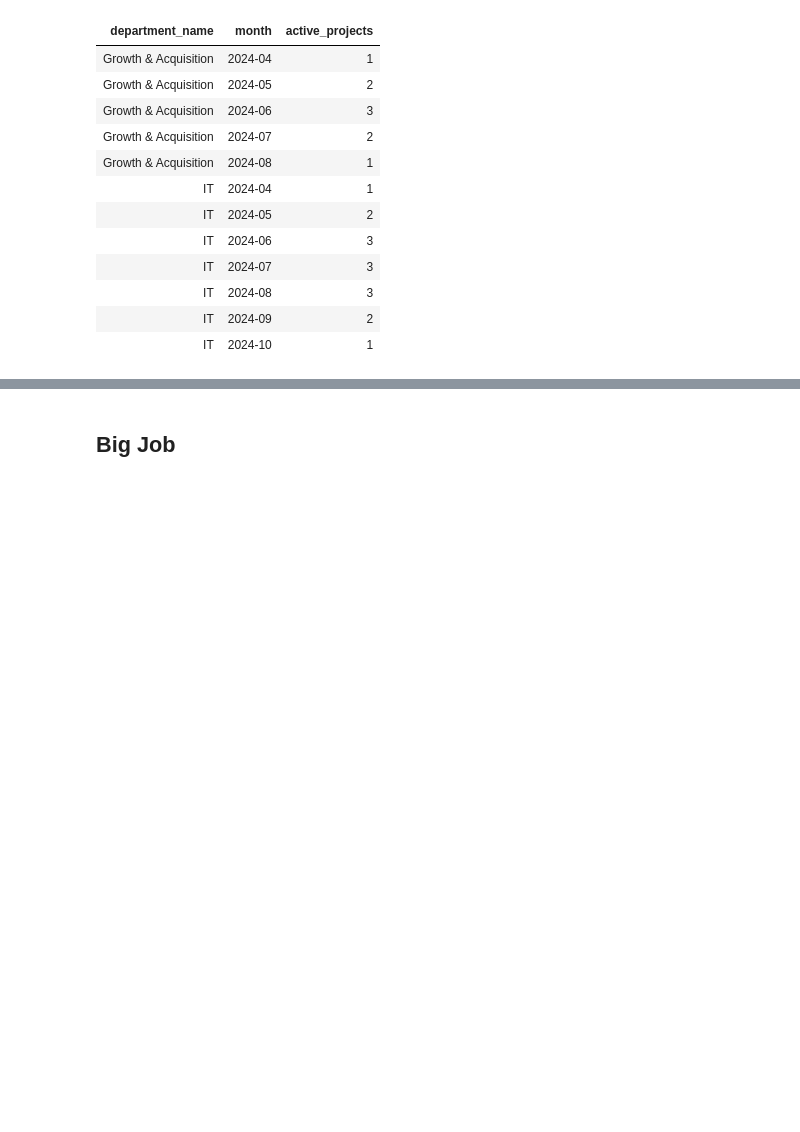
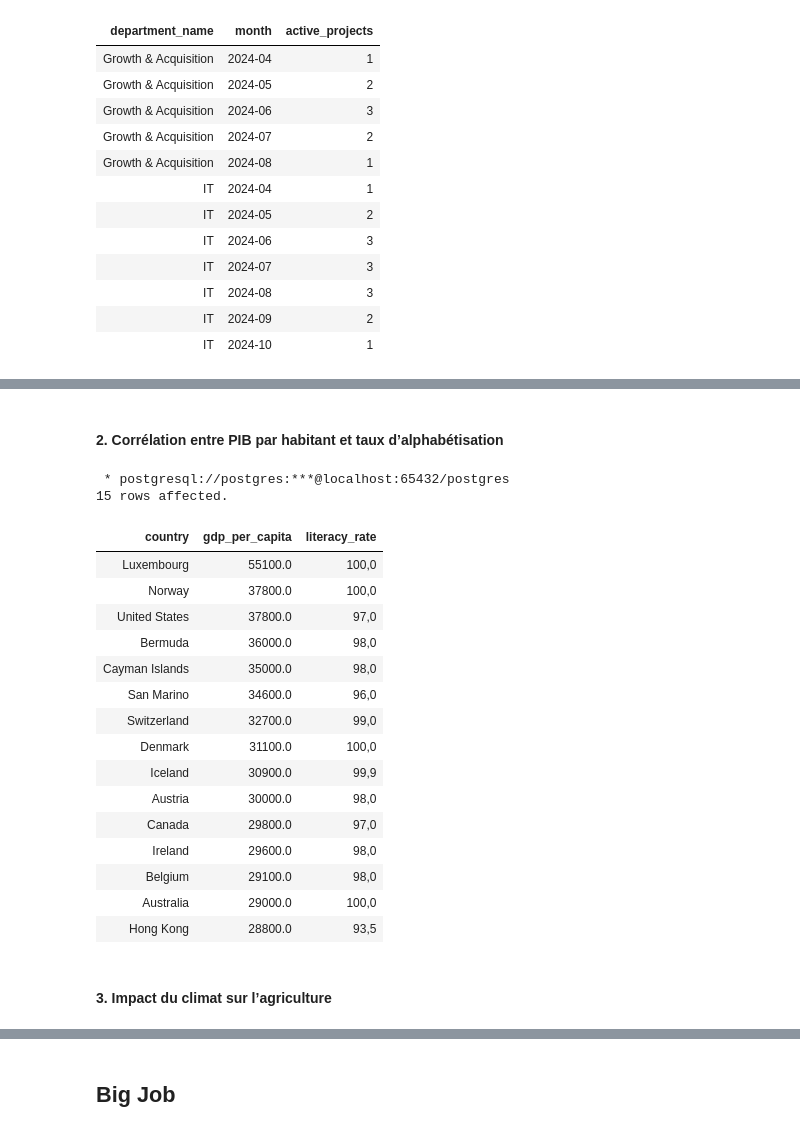
Before and after one commit to Paul-Emmanuel-Buffe/hello-dbms, a Jupyter notebook: notebooks/dbms.ipynb, the cells around one changed output, grey strips where cells are left out. Saved outputs shown, nothing was run; the diff lists cells and outputs as text; code cells hidden in the pictures; blank space fills up the shorter version.

```diff
--- a/notebooks/dbms.ipynb
+++ b/notebooks/dbms.ipynb
@@ -1577,0 +1822,34 @@ ORDER BY department_name, month;
+# %% [markdown]
+#### 2. Corrélation entre PIB par habitant et taux d’alphabétisation
+# %%
+%%sql
+SELECT
+    country,
+    gdp_per_capita,
+    literacy_rate
+FROM country_world
+WHERE gdp_per_capita IS NOT NULL
+  AND literacy_rate IS NOT NULL
+ORDER BY gdp_per_capita DESC
+LIMIT 15
+# %% [output]
+ * postgresql://postgres:***@localhost:65432/postgres
+15 rows affected.
+| country | gdp_per_capita | literacy_rate |
+| Luxembourg | 55100.0 | 100,0 |
+| Norway | 37800.0 | 100,0 |
+| United States | 37800.0 | 97,0 |
+| Bermuda | 36000.0 | 98,0 |
+| Cayman Islands | 35000.0 | 98,0 |
+| San Marino | 34600.0 | 96,0 |
+| Switzerland | 32700.0 | 99,0 |
+| Denmark | 31100.0 | 100,0 |
+| Iceland | 30900.0 | 99,9 |
+| Austria | 30000.0 | 98,0 |
+| Canada | 29800.0 | 97,0 |
+| Ireland | 29600.0 | 98,0 |
+| Belgium | 29100.0 | 98,0 |
+| Australia | 29000.0 | 100,0 |
+| Hong Kong | 28800.0 | 93,5 |
+# %% [markdown]
+#### 3. Impact du climat sur l’agriculture
```
Also changed, not shown: parts of 34 cells of this notebook, 1 other file.
